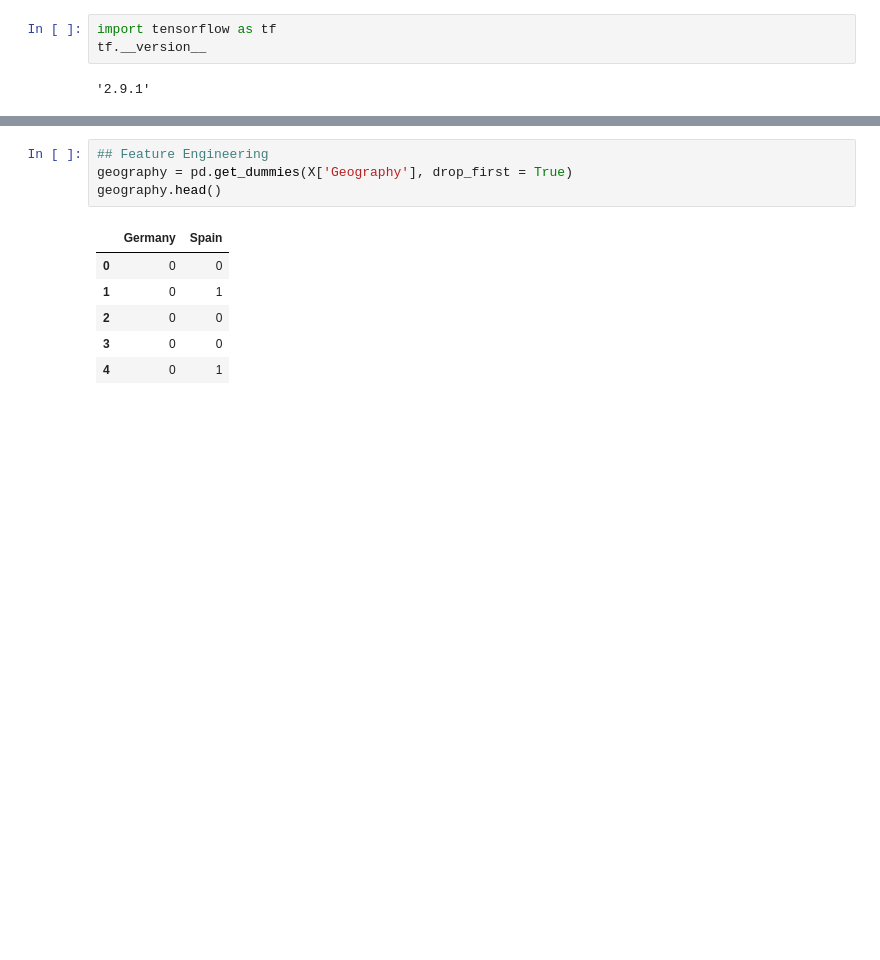
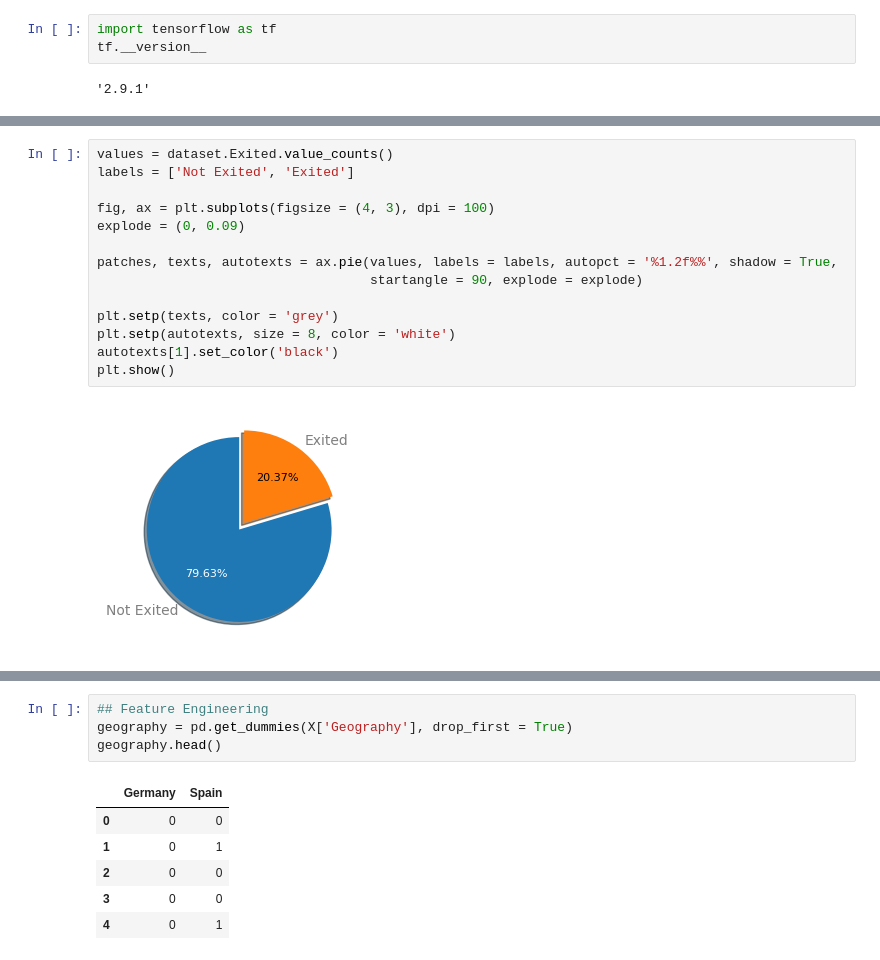
Before and after one commit to WRD397/Projects, a Jupyter notebook: ChurnModelling_ANN/main.ipynb, the cells around one changed output, grey strips where cells are left out. Cells and saved outputs as stored; diff of their text form; blank space fills up the shorter version.

```diff
--- a/ChurnModelling_ANN/main.ipynb
+++ b/ChurnModelling_ANN/main.ipynb
@@ -42,0 +54,16 @@ dataset.head()
+# %%
+values = dataset.Exited.value_counts()
+labels = ['Not Exited', 'Exited']
+
+fig, ax = plt.subplots(figsize = (4, 3), dpi = 100)
+explode = (0, 0.09)
+
+patches, texts, autotexts = ax.pie(values, labels = labels, autopct = '%1.2f%%', shadow = True,
+                                   startangle = 90, explode = explode)
+
+plt.setp(texts, color = 'grey')
+plt.setp(autotexts, size = 8, color = 'white')
+autotexts[1].set_color('black')
+plt.show()
+# %% [output]
+[figure, added]
```
Also changed, not shown: parts of 25 cells of this notebook.
